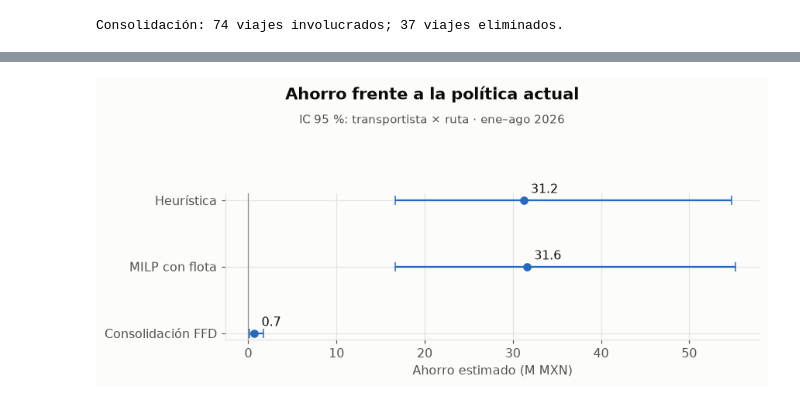
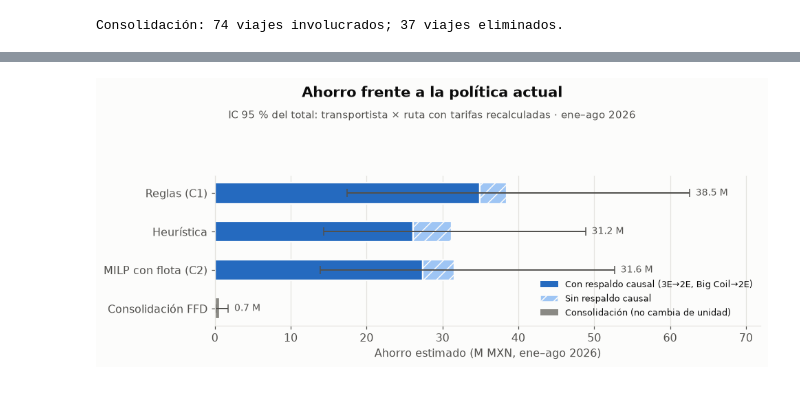
Before and after one commit to An-cell-byte/notebook_entrega1, a Jupyter notebook: analisis_estadistico_IA/componente_3.ipynb, the cells around one changed output, grey strips where cells are left out. Saved outputs shown, nothing was run; the diff lists cells and outputs as text; code cells hidden in the pictures.

```diff
--- a/analisis_estadistico_IA/componente_3.ipynb
+++ b/analisis_estadistico_IA/componente_3.ipynb
@@ -16,6 +18,7 @@ for _carpeta in ('analisis_estadistico_IA', 'data_processing'):
 # Propósito: Cargar el universo común (58,275 viajes) y preparar el optimizador del Componente 2 (tarifas de
 # referencia ruta × unidad, capacidades y disponibilidad de flota).
 import numpy as np, pandas as pd, matplotlib.pyplot as plt
+from matplotlib.patches import Patch
 import ternium_comun as tc
 import componente_3_optimizacion as opt
 tc.aplicar_estilo()
@@ -23,11 +26,14 @@ df = tc.cargar_universo().reset_index(drop=True)
 df['Programado_t'] = df['Programado_kg'] / 1000
 assert len(df) == 58275
 opt.preparar_optimizador(df)
-T = opt.tarifas()
+T = opt.tarifas()                                    # tarifa de referencia: mediana ruta × unidad (≥ 5 viajes)
 # k0 = unidad actual de cada viaje; rr = índice de su ruta; cap = carga útil legal por unidad
 k0 = opt.o.k0.to_numpy(); rr = opt.o.r.to_numpy()
 cap = opt.CAP_LEG
-print(f"Universo: {len(df):,} viajes; {df.FECHA_EGRESO.min():%Y-%m-%d} a {df.FECHA_EGRESO.max():%Y-%m-%d}")
+q = df.Programado_t.to_numpy(); qr = df.Toneladas_Reales.to_numpy()      # peso programado y peso real (t)
+costo = df.Costo.to_numpy(dtype=float)
+N, UNI = len(df), np.array(tc.UNIDADES)
+print(f"Universo: {N:,} viajes; {df.FECHA_EGRESO.min():%Y-%m-%d} a {df.FECHA_EGRESO.max():%Y-%m-%d}")
 # %% [output]
 Universo: 58,275 viajes; 2026-01-01 a 2026-08-31
 # %% [markdown]
@@ -65,11 +92,10 @@ MILP: 4,721 cambios; ahorro 31.60 M MXN
 # %%
-# FFD: los grupos excluyen rutas ambiguas y cargas programadas inválidas.
-q = df.Programado_t.to_numpy(); qr = df.Toneladas_Reales.to_numpy()
-activo = np.ones(len(df), dtype=bool); carga_c = qr.copy(); interv_c = np.zeros(len(df), dtype=bool)
+# Propósito: Consolidación First-Fit Decreasing. Los grupos excluyen rutas ambiguas y cargas programadas inválidas.
+activo = np.ones(N, dtype=bool); carga_c = qr.copy(); interv_c = np.zeros(N, dtype=bool)
 elegible = ((df.Unidad.astype(str) == '3 Ejes') & df.Ruta_ID.notna() & df['Ciudad Destino'].notna()
             & (df.Programado_t > 0) & (df.Programado_t <= 36.575) & (df.Toneladas_Reales > 0))
 g = df.loc[elegible].groupby([df.FECHA_EGRESO.dt.normalize(), tc.PLANTA, 'Ciudad Destino', 'Ruta_ID'], observed=True, dropna=True)
-# First-Fit Decreasing: dentro de cada grupo, las cargas (de mayor a menor) entran al primer camión donde caben
+# Dentro de cada grupo, las cargas (de mayor a menor) entran al primer camión donde caben
 for _, grupo in g:
     bins = []
     for i in grupo.index[np.argsort(-q[grupo.index], kind='stable')]:
@@ -84,8 +110,8 @@ for _, grupo in g:
             lider, resto = ids[0], ids[1:]
             activo[resto] = False; carga_c[lider] = qr[ids].sum(); carga_c[resto] = 0
             interv_c[ids] = True
-# Ahorro = costo de los viajes eliminados
-ah_c = np.where(~activo, df.Costo.to_numpy(), 0)
+# Ahorro = costo observado de los viajes eliminados
+ah_c = np.where(~activo, costo, 0)
 print(f'Consolidación: {interv_c.sum():,} viajes involucrados; {(~activo).sum():,} viajes eliminados.')
 # %% [output]
 Consolidación: 74 viajes involucrados; 37 viajes eliminados.
@@ -157,15 +219,30 @@ display(tabla)
 # %%
-# FIG — Ahorro de cada escenario frente a la política actual, con IC 95 %
-fig, ax = plt.subplots(figsize=(8,3.7))
-for j, nombre in enumerate(['Heurística','MILP con flota','Consolidación FFD']):
-    r=boot.loc[nombre]; v=r.ahorro*N/1e6; lo=r.ahorro_inf*N/1e6; hi=r.ahorro_sup*N/1e6
-    ax.errorbar(v,j,xerr=[[max(0,v-lo)],[max(0,hi-v)]],fmt='o',color=tc.SECUENCIAL[4],capsize=4)
-    ax.annotate(f'{v:.1f}',(v,j),xytext=(6,6),textcoords='offset points')
-ax.set_yticks(range(3),['Heurística','MILP con flota','Consolidación FFD']); ax.invert_yaxis(); ax.set_xlabel('Ahorro estimado (M MXN)'); ax.axvline(0,color=tc.TINTA_3,lw=.8)
-tc.titulo(fig,'Ahorro frente a la política actual','IC 95 %: transportista × ruta · ene–ago 2026')
+# FIG — Ahorro de cada enfoque frente a la política actual: parte con respaldo causal (sólida) y sin respaldo (rayada)
+orden_fig = [e for e in ENFOQUES if e != 'Actual']
+fig, ax = plt.subplots(figsize=(9, 3.9))
+ax.set_axisbelow(True)                                             # la cuadrícula va detrás de las barras
+for j, e in enumerate(orden_fig):
+    r = res[e]
+    if e in ASIGNACION:                                            # cambio de unidad: se separa por respaldo causal
+        ax.barh(j, r['resp'], color=tc.SECUENCIAL[4], height=0.55, edgecolor=tc.SUPERFICIE, linewidth=1.5)
+        ax.barh(j, r['sin_resp'], left=r['resp'], color=tc.SECUENCIAL[1], height=0.55, hatch='//', edgecolor=tc.SUPERFICIE, linewidth=1.5)
+    else:                                                          # consolidación: otra palanca, sin clasificación causal
+        ax.barh(j, r['ahorro'], color=tc.TINTA_3, height=0.55, edgecolor=tc.SUPERFICIE, linewidth=1.5)
+    lo, hi = r['ahorro_ic']
+    ax.errorbar(r['ahorro'], j, xerr=[[max(0, r['ahorro'] - lo)], [max(0, hi - r['ahorro'])]], fmt='none',
+                ecolor=tc.TINTA_2, elinewidth=1.3, capsize=4)
+    ax.text(hi + 0.8, j, f"{r['ahorro']:.1f} M", va='center', fontsize=9, color=tc.TINTA_2)
+ax.set_yticks(range(len(orden_fig)), orden_fig); ax.invert_yaxis(); ax.grid(axis='y', visible=False)
+ax.set_xlim(0, max(res[e]['ahorro_ic'][1] for e in orden_fig) * 1.15)
+ax.set_xlabel('Ahorro estimado (M MXN, ene–ago 2026)')
+ax.legend(handles=[Patch(facecolor=tc.SECUENCIAL[4], label='Con respaldo causal (3E→2E, Big Coil→2E)'),
+                   Patch(facecolor=tc.SECUENCIAL[1], hatch='//', edgecolor=tc.SUPERFICIE, label='Sin respaldo causal'),
+                   Patch(facecolor=tc.TINTA_3, label='Consolidación (no cambia de unidad)')],
+          loc='lower right', fontsize=8.5)
+tc.titulo(fig, 'Ahorro frente a la política actual', 'IC 95 % del total: transportista × ruta con tarifas recalculadas · ene–ago 2026')
 plt.show()
 # %% [output]
-[figure, old version]
+[figure, new version]
 # %% [markdown]
 ## 2. Discusión crítica
 
```
Also changed, not shown: parts of 9 cells of this notebook, 3 other files.
